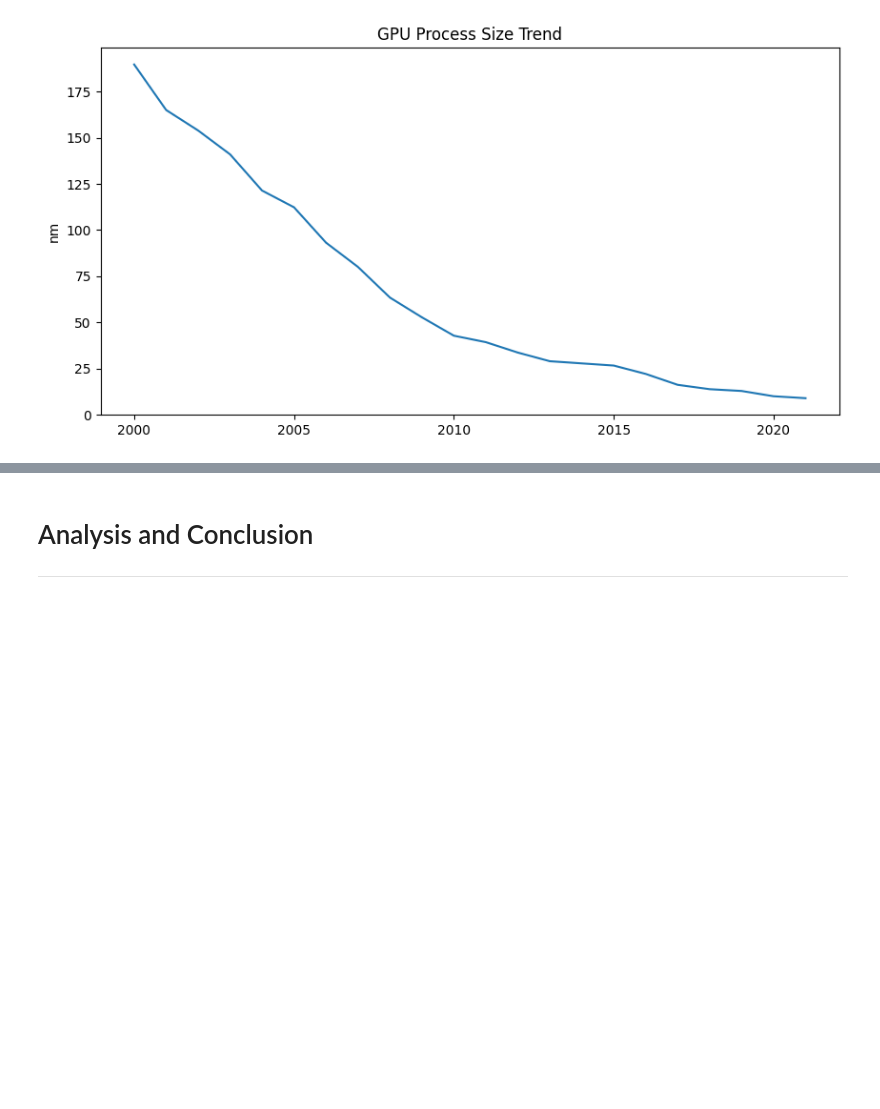
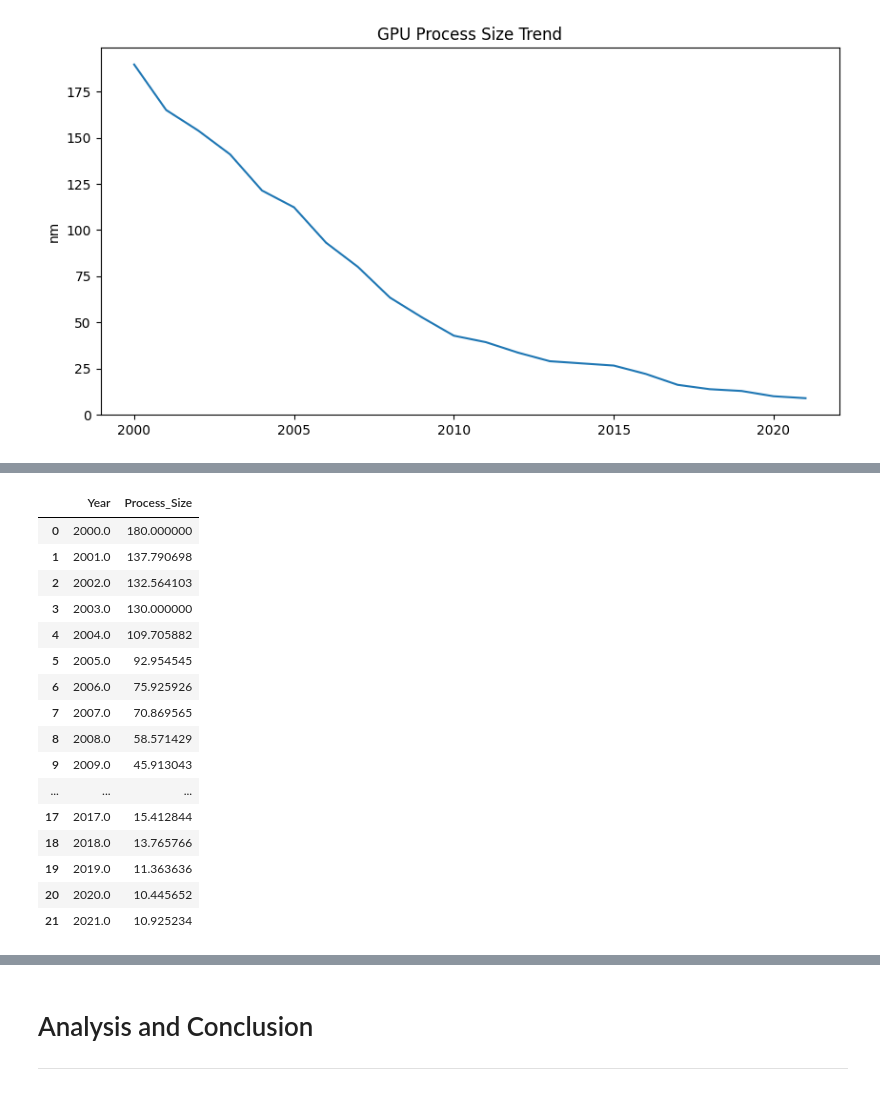
Before and after one commit to elyponzi1/MATHEDA-Punzalan, a Jupyter notebook: MIDTERM/WK8 EDA Activity 2 - Exploratory Data Analysis/Exercise/WK8-Exploratory Data Analysis.ipynb, the cells around one changed output, grey strips where cells are left out. Cells and saved outputs as stored; diff of their text form; code cells hidden in the pictures; blank space fills up the shorter version.

```diff
--- a/MIDTERM/WK7 Data Visualization/Exercise/WK7-Data-Visualization.ipynb
+++ b/MIDTERM/WK8 EDA Activity 2 - Exploratory Data Analysis/Exercise/WK8-Exploratory Data Analysis.ipynb
@@ -241,0 +279,21 @@ plt.show()
+# %%
+df_ps_cpu = df_ps_cpu.groupby('Year')['Process_Size'].mean().reset_index()
+df_ps_cpu
+# %% [output]
+|  | Year | Process_Size |
+| 0 | 2000.0 | 180.000000 |
+| 1 | 2001.0 | 137.790698 |
+| 2 | 2002.0 | 132.564103 |
+| 3 | 2003.0 | 130.000000 |
+| 4 | 2004.0 | 109.705882 |
+| 5 | 2005.0 | 92.954545 |
+| 6 | 2006.0 | 75.925926 |
+| 7 | 2007.0 | 70.869565 |
+| 8 | 2008.0 | 58.571429 |
+| 9 | 2009.0 | 45.913043 |
+| ... | ... | ... |
+| 17 | 2017.0 | 15.412844 |
+| 18 | 2018.0 | 13.765766 |
+| 19 | 2019.0 | 11.363636 |
+| 20 | 2020.0 | 10.445652 |
+| 21 | 2021.0 | 10.925234 |
```
Also changed, not shown: parts of 12 cells of this notebook, 5 other files.
